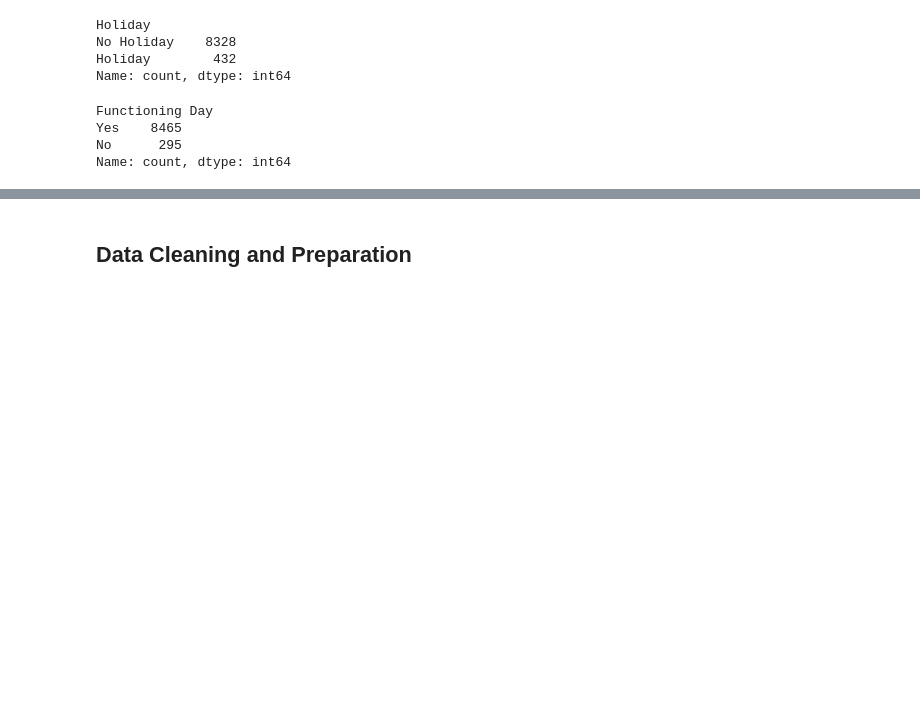
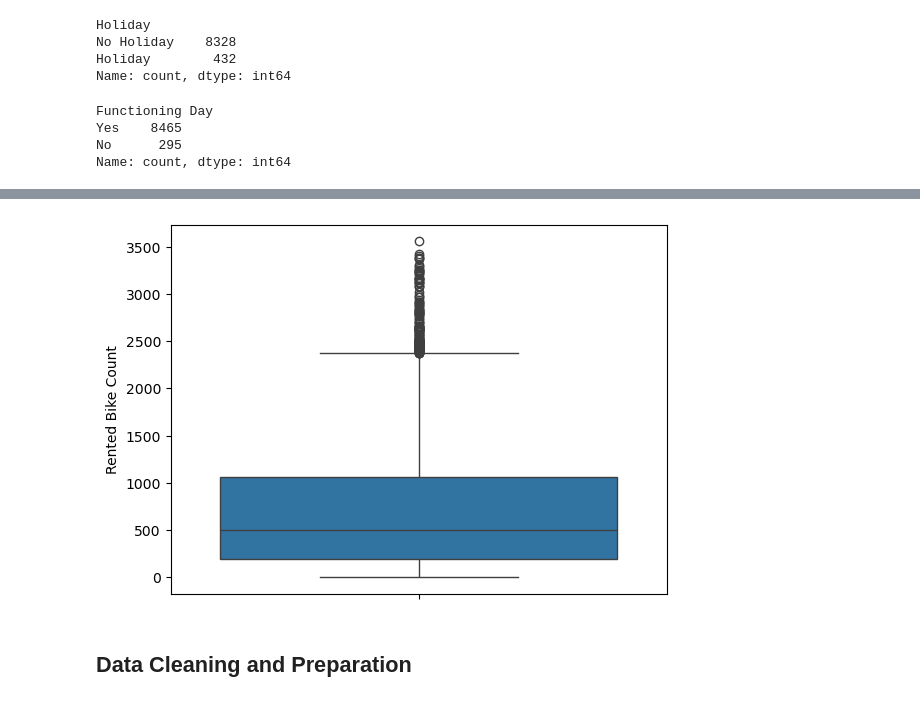
Before and after one commit to Alex-Idachaba/Machine-Learning-Algorithms, a Jupyter notebook: Linear_Regression.ipynb, the cells around one changed output, grey strips where cells are left out. Saved outputs shown, nothing was run; the diff lists cells and outputs as text; code cells hidden in the pictures; blank space fills up the shorter version.

```diff
--- a/Linear_Regression.ipynb
+++ b/Linear_Regression.ipynb
@@ -93,3 +157,16 @@ Visualizing the important characteristics of a dataset
+# %%
+# Check the Rented Bike Count column to see if there are any outliers or errors in the data,
+# Since the histogram looks skewed.
+
+import seaborn as sns
+import matplotlib.pyplot as plt
+
+# Create a boxplot to visually check for outliers in the column
+sns.boxplot(df['Rented Bike Count'])
+
+plt.show()
+# %% [output]
+[figure, added]
 # %% [markdown]
 ## Data Cleaning and Preparation
 # %% [markdown]
```
Also changed, not shown: parts of 9 cells of this notebook.
